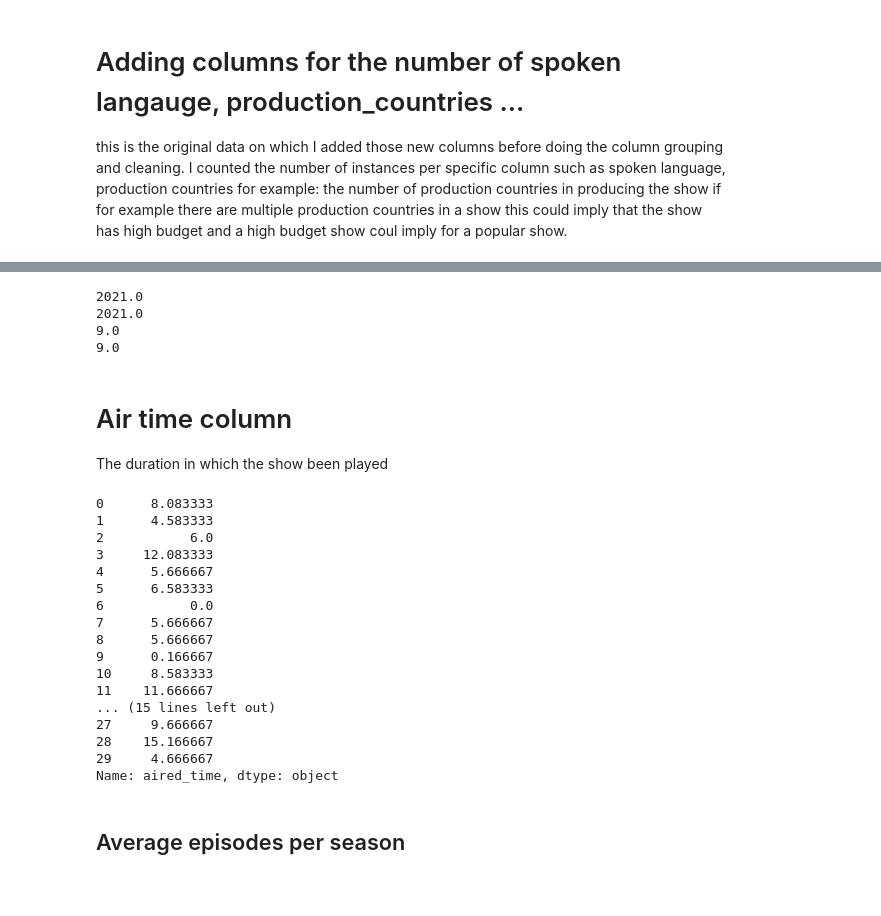
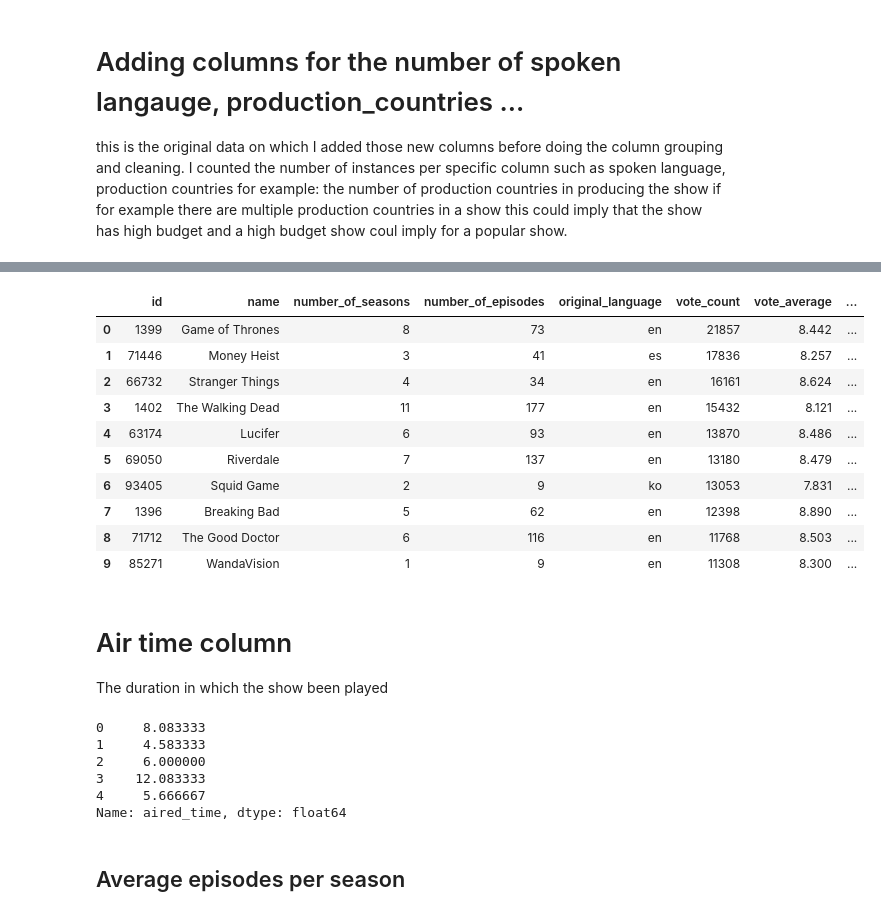
Before and after one commit to omerkobi/MLproject, a Jupyter notebook: Feture_engin.ipynb, the cells around one changed output, grey strips where cells are left out. Saved outputs shown, nothing was run; the diff lists cells and outputs as text; code cells hidden in the pictures; blank space fills up the shorter version.

```diff
--- a/Feture_engin.ipynb
+++ b/Feture_engin.ipynb
@@ -18,0 +65,11 @@ tv_fit = pd.read_pickle("tv_for_features.pkl")
+# %%
+# If the same show name repeat
+tv_['name_is_duplicate'] = tv_['name'].duplicated(keep=False).astype(int)
+tv['name_is_duplicate'] = tv['name'].duplicated(keep=False).astype(int)
+#tv_['name_is_duplicate'].head(25)
+# %%
+# Drop name and original name
+tv= tv.drop('original_name', axis=1)
+tv_= tv_.drop('original_name', axis=1)
+#tv_ = tv_.drop(['name','original_name'], axis=1)
+tv_.info()
@@ -18,0 +96,8 @@ tv_fit = pd.read_pickle("tv_for_features.pkl")
+# %%
+# zero value columns
+cols_0 = ['vote_count','vote_average','number_of_seasons','number_of_episodes','episode_run_time']
+for col in cols_0:
+    tv[f'{col}_is_zero'] = tv[col].apply(lambda x: 1 if x==0 else 0)
+    tv_[f'{col}_is_zero'] = tv_[col].apply(lambda x: 1 if x==0 else 0)
+
+tv.info()
@@ -267,0 +376,5 @@ memory usage: 29.4+ MB
+# %%
+# Drop overview:
+tv = tv.drop('overview', axis=1)
+tv_ = tv_.drop('overview', axis=1)
+tv_.info()
@@ -303,14 +434,17 @@ memory usage: 34.6+ MB
-# %%
-tv_.head(10)
-print(tv_['year_start'].iloc[6])
-print(tv_['year_end'].iloc[6])
-print(tv_['month_start'].iloc[6])
-print(tv_['month_end'].iloc[6])
-# %% [output]
-2021.0
-2021.0
-9.0
-9.0
+# %%
+tv.head(10)
+# %% [output]
+|  | id | name | number_of_seasons | number_of_episodes | original_language | vote_count | vote_average | ... |
+| 0 | 1399 | Game of Thrones | 8 | 73 | en | 21857 | 8.442 | ... |
+| 1 | 71446 | Money Heist | 3 | 41 | es | 17836 | 8.257 | ... |
+| 2 | 66732 | Stranger Things | 4 | 34 | en | 16161 | 8.624 | ... |
+| 3 | 1402 | The Walking Dead | 11 | 177 | en | 15432 | 8.121 | ... |
+| 4 | 63174 | Lucifer | 6 | 93 | en | 13870 | 8.486 | ... |
+| 5 | 69050 | Riverdale | 7 | 137 | en | 13180 | 8.479 | ... |
+| 6 | 93405 | Squid Game | 2 | 9 | ko | 13053 | 7.831 | ... |
+| 7 | 1396 | Breaking Bad | 5 | 62 | en | 12398 | 8.890 | ... |
+| 8 | 71712 | The Good Doctor | 6 | 116 | en | 11768 | 8.503 | ... |
+| 9 | 85271 | WandaVision | 1 | 9 | en | 11308 | 8.300 | ... |
 # %% [markdown]
 # Air time column
 The duration in which the show been played
@@ -329,28 +463,19 @@ def aired_t(row):
 
 tv_['aired_time'] =tv_.apply(aired_t, axis=1)
 tv['aired_time'] =tv.apply(aired_t, axis=1)
+tv_['aired_time'] = pd.to_numeric(tv_['aired_time'], errors='coerce').astype('float64')
+tv['aired_time'] = pd.to_numeric(tv['aired_time'], errors='coerce').astype('float64')
 #tv_['aired_time'] = (tv_['last_air_year'] - tv_['first_air_year']) *12 + (tv_['last_air_month'] - tv_['first_air_month'])
 #tv_['aired_time']=tv_['aired_time']/12
 
-tv_['aired_time'].head(30)
+tv_['aired_time'].head()
 # %% [output]
-0      8.083333
-1      4.583333
-2           6.0
-3     12.083333
-4      5.666667
-5      6.583333
-6           0.0
-7      5.666667
-8      5.666667
-9      0.166667
-10     8.583333
-11    11.666667
-... (15 lines left out)
-27     9.666667
-28    15.166667
-29     4.666667
-Name: aired_time, dtype: object
+0     8.083333
+1     4.583333
+2     6.000000
+3    12.083333
+4     5.666667
+Name: aired_time, dtype: float64
 # %% [markdown]
 ## Average episodes per season
 # %%
```
Also changed, not shown: parts of 50 cells of this notebook, 2 other files.
